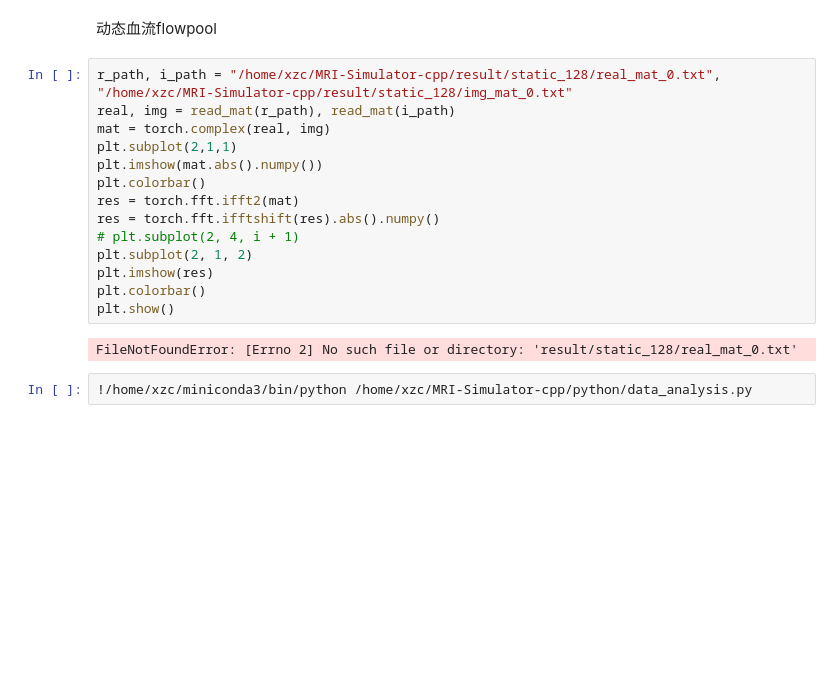
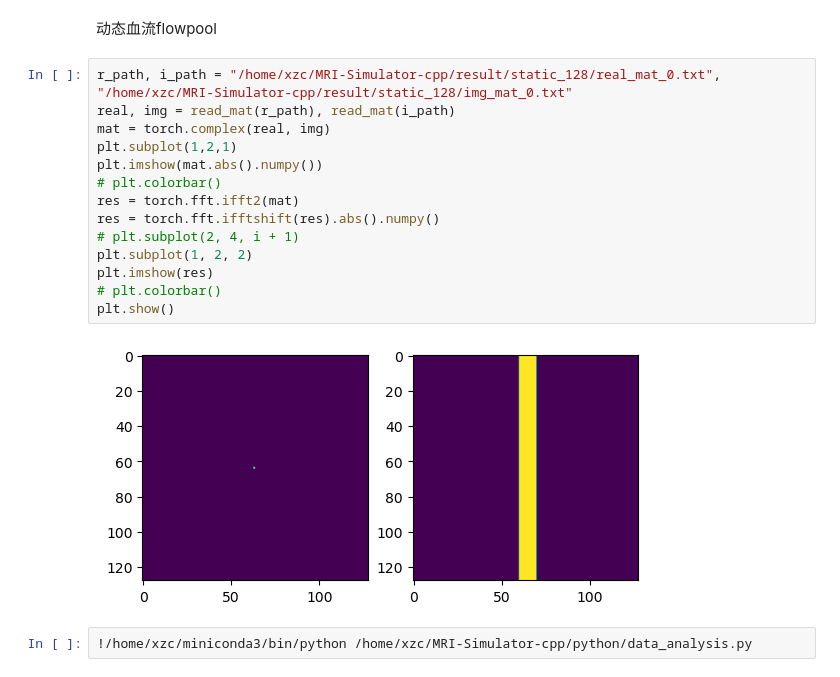
Before and after one commit to PepperXZC/MRI-Simulator-cpp, a Jupyter notebook: python/plot.ipynb, the cells around one changed output. Cells and saved outputs as stored; diff of their text form; blank space fills up the shorter version.

Commit message:
result updated

```diff
--- a/python/plot.ipynb
+++ b/python/plot.ipynb
@@ -49,19 +49,19 @@ _, _ = data_analysis.eight_imgs_data()
 # %%
 r_path, i_path = "/home/xzc/MRI-Simulator-cpp/result/static_128/real_mat_0.txt", "/home/xzc/MRI-Simulator-cpp/result/static_128/img_mat_0.txt"
 real, img = read_mat(r_path), read_mat(i_path)
 mat = torch.complex(real, img)
-plt.subplot(2,1,1)
+plt.subplot(1,2,1)
 plt.imshow(mat.abs().numpy())
-plt.colorbar()
+# plt.colorbar()
 res = torch.fft.ifft2(mat)
 res = torch.fft.ifftshift(res).abs().numpy()
 # plt.subplot(2, 4, i + 1)
-plt.subplot(2, 1, 2)
+plt.subplot(1, 2, 2)
 plt.imshow(res)
-plt.colorbar()
+# plt.colorbar()
 plt.show()
 # %% [output]
-FileNotFoundError: [Errno 2] No such file or directory: 'result/static_128/real_mat_0.txt'
+[figure, added]
 # %%
 !/home/xzc/miniconda3/bin/python /home/xzc/MRI-Simulator-cpp/python/data_analysis.py
 # %% [output]
```
